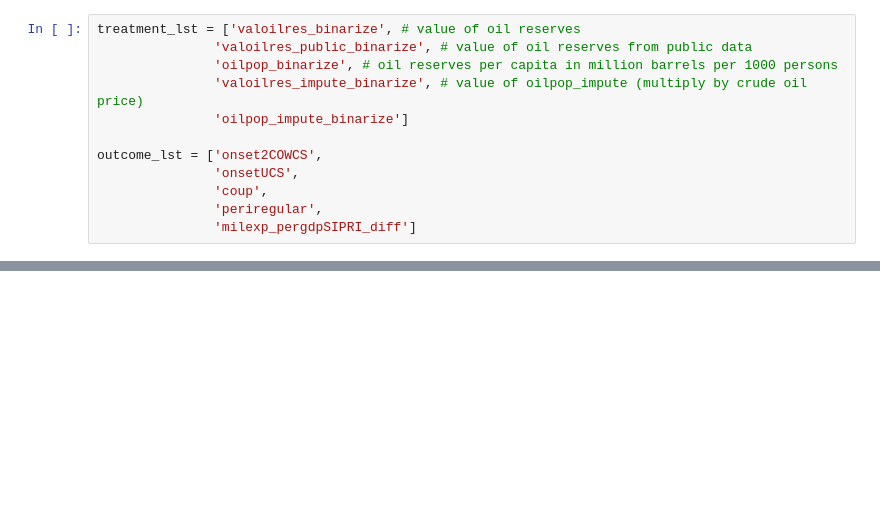
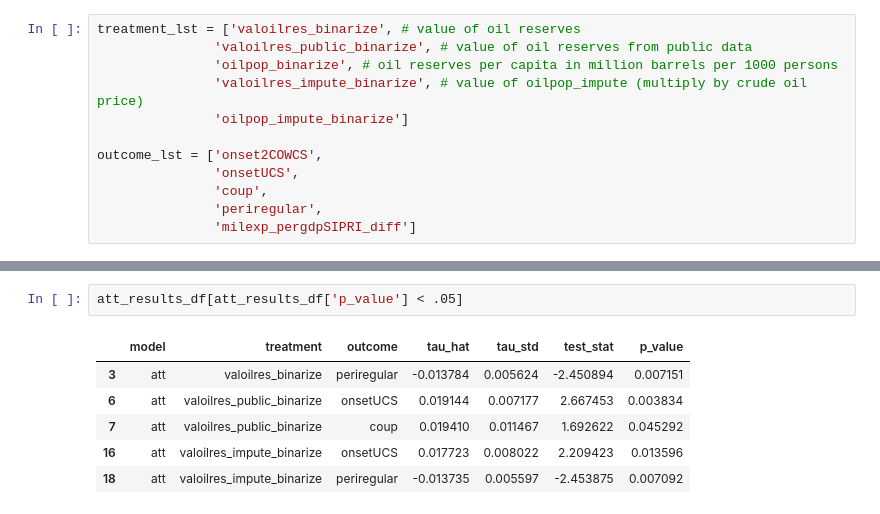
Before and after one commit to wanranzhao/STAT27420-final-code, a Jupyter notebook: Code/model_fitting.ipynb, the cells around one changed output, grey strips where cells are left out. Cells and saved outputs as stored; diff of their text form; blank space fills up the shorter version.

```diff
--- a/Code/model_fitting.ipynb
+++ b/Code/model_fitting.ipynb
@@ -488,0 +356,9 @@ AIPTW model has been fit. Returning τ hat and its standard deviation
+# %%
+att_results_df[att_results_df['p_value'] < .05]
+# %% [output]
+|  | model | treatment | outcome | tau_hat | tau_std | test_stat | p_value |
+| 3 | att | valoilres_binarize | periregular | -0.013784 | 0.005624 | -2.450894 | 0.007151 |
+| 6 | att | valoilres_public_binarize | onsetUCS | 0.019144 | 0.007177 | 2.667453 | 0.003834 |
+| 7 | att | valoilres_public_binarize | coup | 0.019410 | 0.011467 | 1.692622 | 0.045292 |
+| 16 | att | valoilres_impute_binarize | onsetUCS | 0.017723 | 0.008022 | 2.209423 | 0.013596 |
+| 18 | att | valoilres_impute_binarize | periregular | -0.013735 | 0.005597 | -2.453875 | 0.007092 |
```
Also changed, not shown: parts of 25 cells of this notebook, 1 other file.
